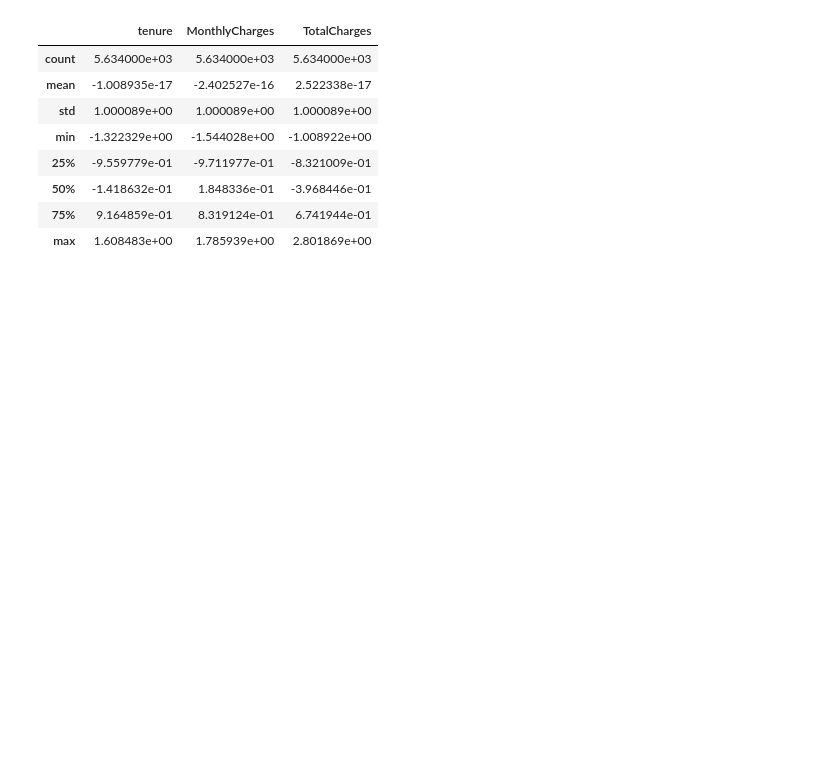
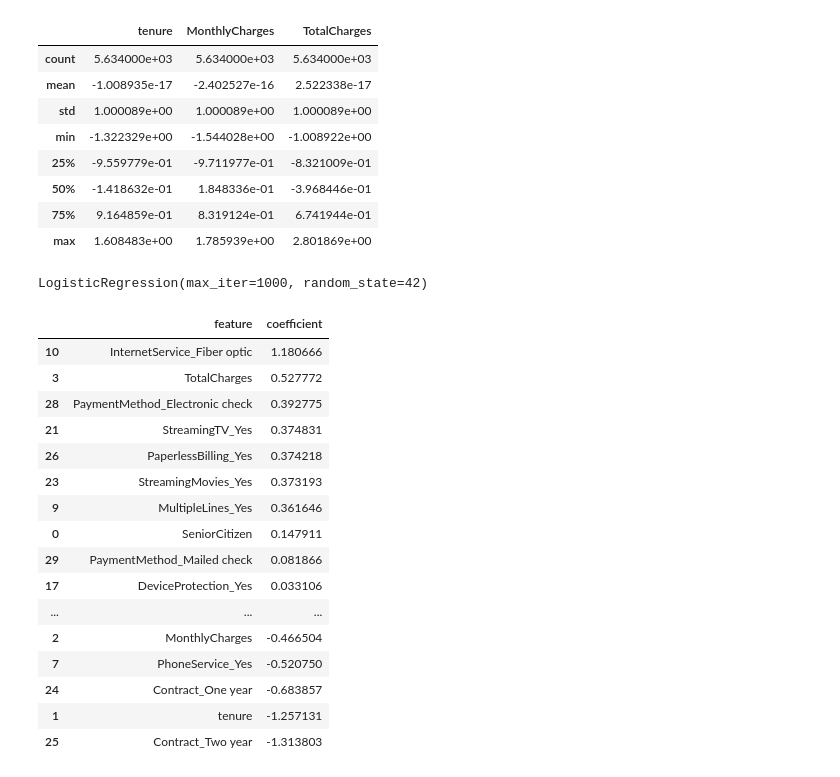
Before and after one commit to erk1ss/churn-prediction, a Jupyter notebook: eda.ipynb, the cells around one changed output. Drawn from its saved outputs; the diff is of its cells as text; code cells hidden in the pictures; blank space fills up the shorter version.

Commit message:
Add Logistic Regression training code and coefficients analysis

```diff
--- a/eda.ipynb
+++ b/eda.ipynb
@@ -222,3 +221,35 @@ X_train[numeric_features].describe()
 | 50% | -1.418632e-01 | 1.848336e-01 | -3.968446e-01 |
 | 75% | 9.164859e-01 | 8.319124e-01 | 6.741944e-01 |
 | max | 1.608483e+00 | 1.785939e+00 | 2.801869e+00 |
+# %%
+from sklearn.linear_model import LogisticRegression
+
+model = LogisticRegression(max_iter=1000, random_state=42)
+model.fit(X_train, y_train)
+# %% [output]
+LogisticRegression(max_iter=1000, random_state=42)
+# %%
+coefficients = pd.DataFrame({
+    'feature': X_train.columns,
+    'coefficient': model.coef_[0]
+})
+coefficients = coefficients.sort_values('coefficient', ascending=False)
+coefficients
+# %% [output]
+|  | feature | coefficient |
+| 10 | InternetService_Fiber optic | 1.180666 |
+| 3 | TotalCharges | 0.527772 |
+| 28 | PaymentMethod_Electronic check | 0.392775 |
+| 21 | StreamingTV_Yes | 0.374831 |
+| 26 | PaperlessBilling_Yes | 0.374218 |
+| 23 | StreamingMovies_Yes | 0.373193 |
+| 9 | MultipleLines_Yes | 0.361646 |
+| 0 | SeniorCitizen | 0.147911 |
+| 29 | PaymentMethod_Mailed check | 0.081866 |
+| 17 | DeviceProtection_Yes | 0.033106 |
+| ... | ... | ... |
+| 2 | MonthlyCharges | -0.466504 |
+| 7 | PhoneService_Yes | -0.520750 |
+| 24 | Contract_One year | -0.683857 |
+| 1 | tenure | -1.257131 |
+| 25 | Contract_Two year | -1.313803 |
```
Also changed, not shown: parts of 1 cell of this notebook, 1 other file.
